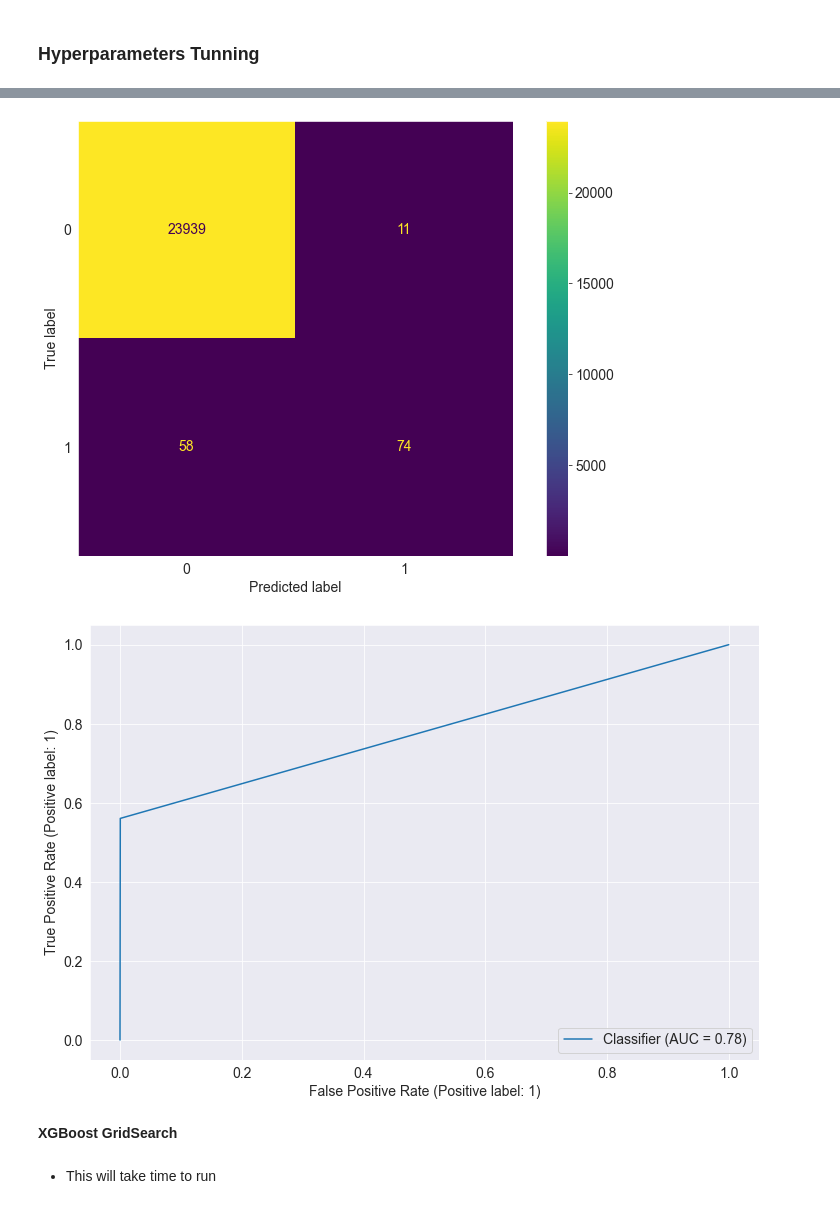
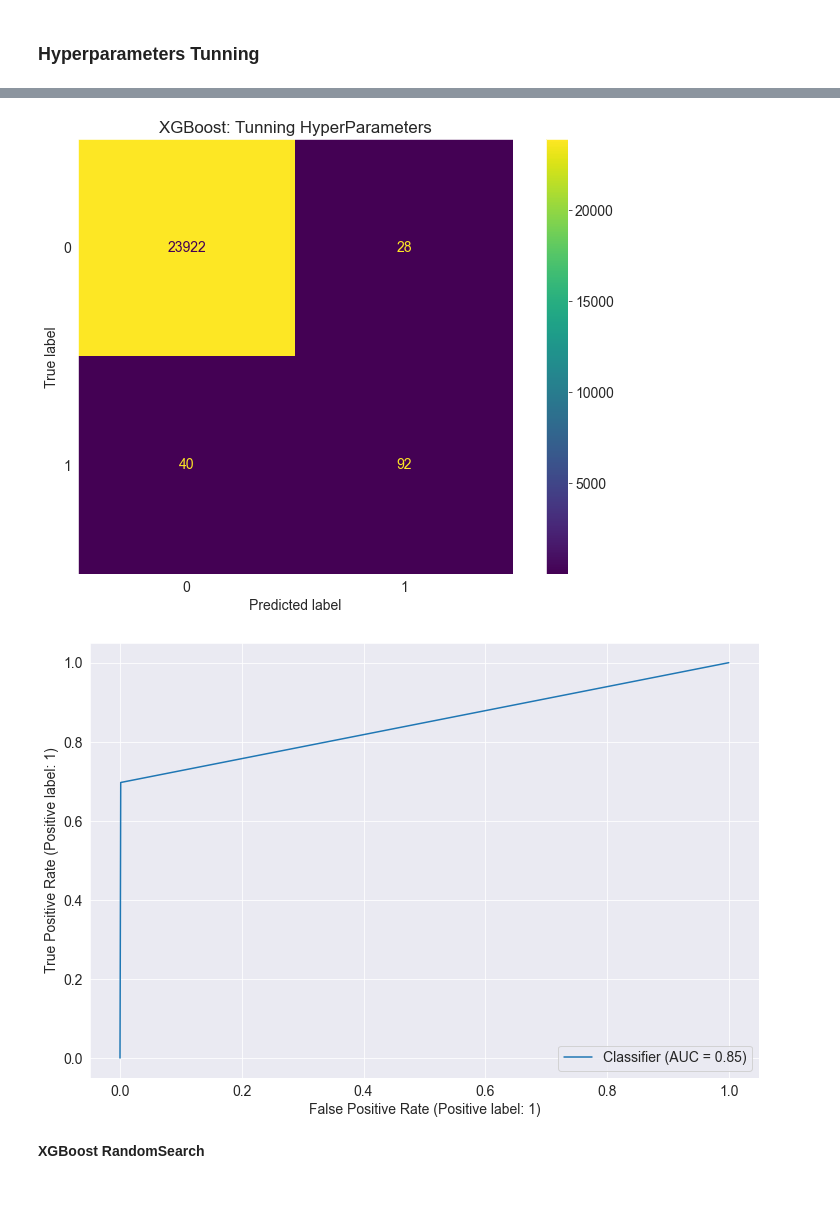
Before and after one commit to daraneeS/CLASSIFICATION_Imbalanced_Data, a Jupyter notebook: CreditCard_Fraud.ipynb, the cells around one changed output, grey strips where cells are left out. Cells and saved outputs as stored; diff of their text form; code cells hidden in the pictures.

Commit message:
add img xgboost

```diff
--- a/CreditCard_Fraud.ipynb
+++ b/CreditCard_Fraud.ipynb
@@ -1440,2 +1581,4 @@ plt.show()
 # %%
-xgb_cl = xgb.XGBClassifier(objective="binary:logistic", random_state=1)
+xgb_cl = xgb.XGBClassifier(scale_pos_weight=100, random_state=1) # default =1
+# scale_position_weight = ratio minority and majority
+# we want to increse minority weight
@@ -1483,0 +1649,4 @@ plt.show()
+# %%
+xgb_cl1 = xgb.XGBClassifier(scale_pos_weight=1000, random_state=1)
+# %%
+xgb_cl1.fit(X_train, y_train)
@@ -1486,7 +1715,9 @@ plt.show()
 # %%
-xgb_cl2 = xgb.XGBClassifier(n_jobs=-1, random_state=1, n_estimators=1000,
-                     max_depth=10, subsample=0.9,
-                     colsample_bytree=0.7, objective="binary:logistic", seed=1 )
+xgb_cl2 = xgb.XGBClassifier(n_estimators=1000,
+                            scale_pos_weight=1000,
+                            max_depth=15,
+                            subsample=0.9,
+                            random_state=1 )
 # %%
 xgb_cl2.fit(X_train, y_train)
 # %% [output]
@@ -1522,14 +1752,13 @@ Recall score: 0.5606060606060606
 # %%
 ConfusionMatrixDisplay.from_predictions(y_test, xgb_cl_pred2)
+plt.title("XGBoost: Tunning HyperParameters")
 plt.grid()
 # %% [output]
-[figure, old version]
+[figure, new version]
 # %%
 RocCurveDisplay.from_predictions(y_test, xgb_cl_pred2)
 plt.show()
 # %% [output]
-[figure, old version]
+[figure, new version]
 # %% [markdown]
-**XGBoost GridSearch**
+**XGBoost RandomSearch**
-# %% [markdown]
-- This will take time to run
```
Also changed, not shown: parts of 69 cells of this notebook, 2 other files.
